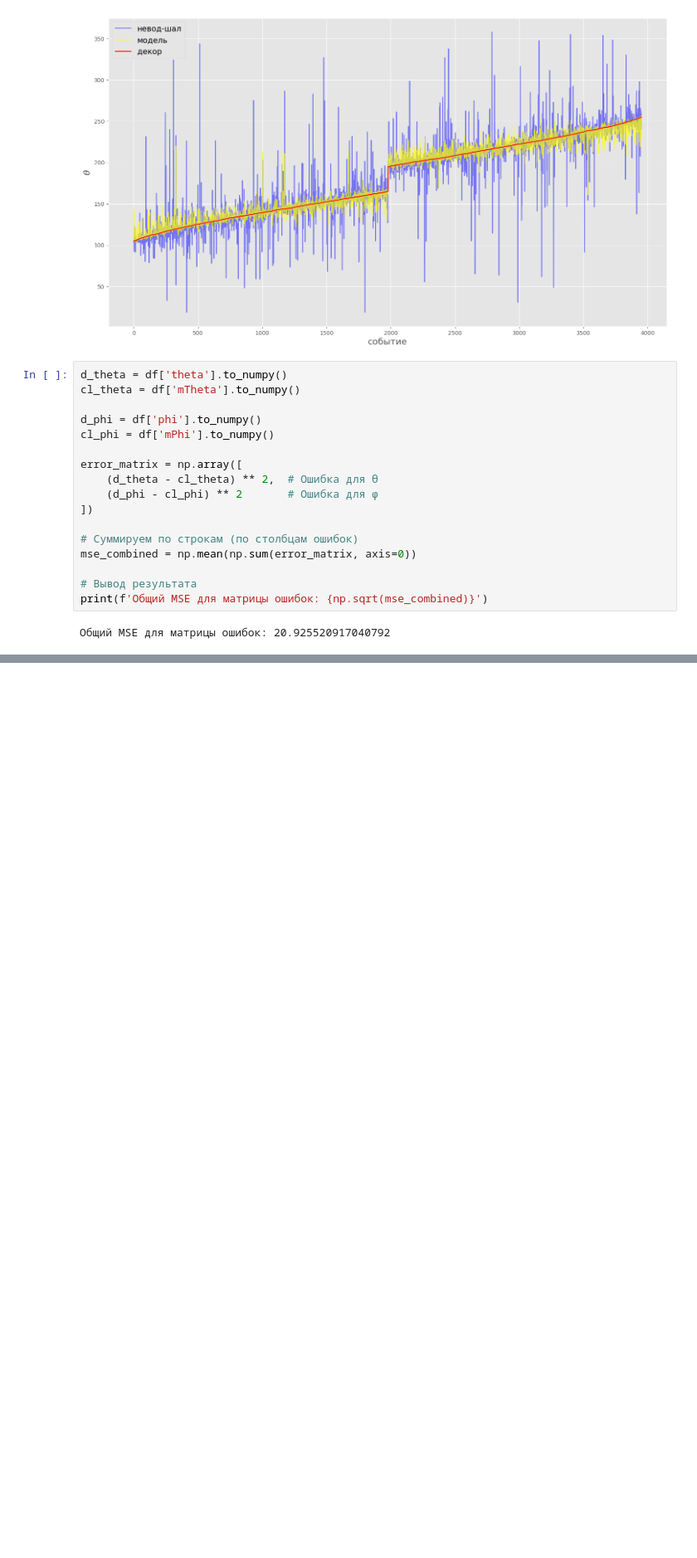
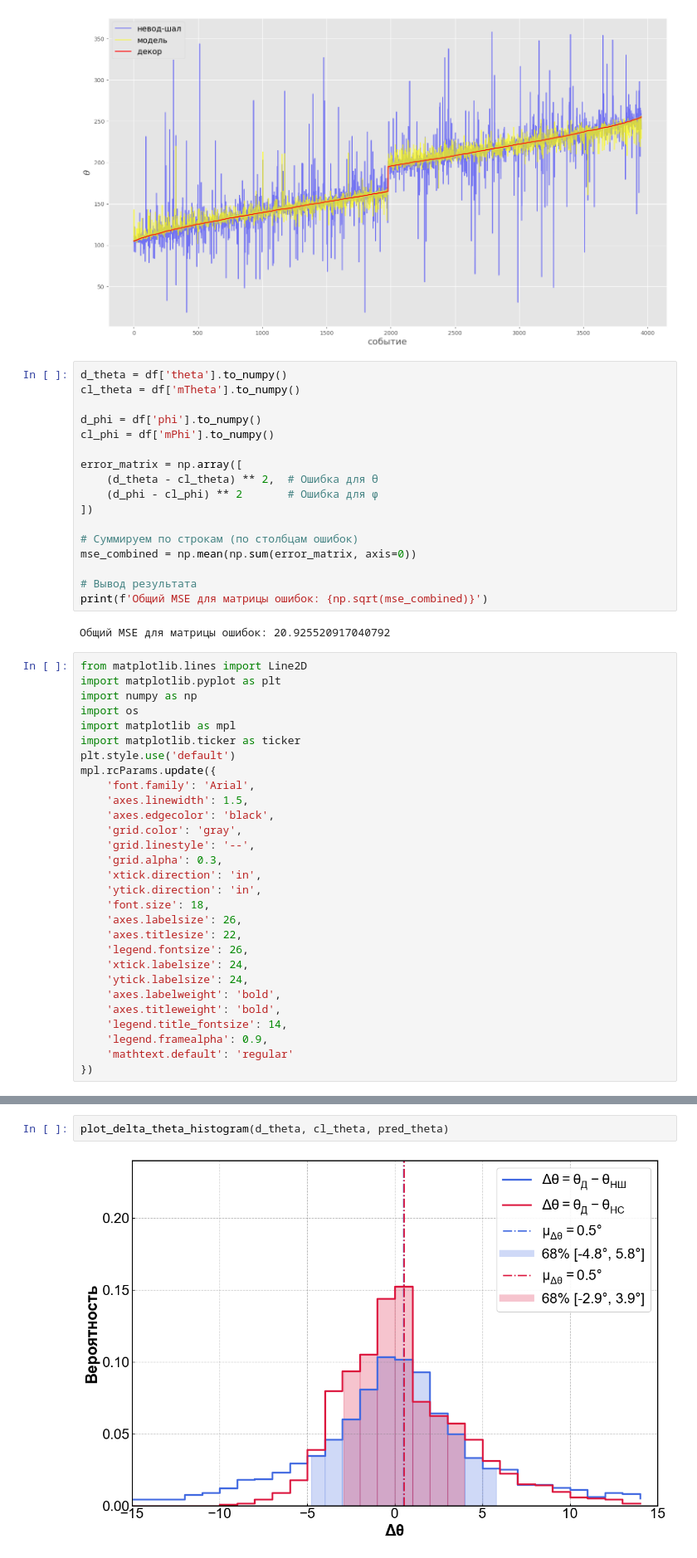
Before and after one commit to matalhim/EAS, a Jupyter notebook: direction/nn4.ipynb, the cells around one changed output, grey strips where cells are left out. Shown at 83% size. Drawn from its saved outputs; the diff is of its cells as text; blank space fills up the shorter version.

```diff
--- a/direction/nn4.ipynb
+++ b/direction/nn4.ipynb
@@ -441,3 +442,32 @@ mse_combined = np.mean(np.sum(error_matrix, axis=0))
 print(f'Общий MSE для матрицы ошибок: {np.sqrt(mse_combined)}')
 # %% [output]
 Общий MSE для матрицы ошибок: 20.925520917040792
+# %%
+from matplotlib.lines import Line2D
+import matplotlib.pyplot as plt
+import numpy as np
+import os
+import matplotlib as mpl
+import matplotlib.ticker as ticker
+plt.style.use('default')
+mpl.rcParams.update({
+    'font.family': 'Arial',
+    'axes.linewidth': 1.5,
+    'axes.edgecolor': 'black',
+    'grid.color': 'gray',
+    'grid.linestyle': '--',
+    'grid.alpha': 0.3,
+    'xtick.direction': 'in',
+    'ytick.direction': 'in',
+    'font.size': 18,
+    'axes.labelsize': 26,
+    'axes.titlesize': 22,
+    'legend.fontsize': 26,
+    'xtick.labelsize': 24,
+    'ytick.labelsize': 24,
+    'axes.labelweight': 'bold',
+    'axes.titleweight': 'bold',
+    'legend.title_fontsize': 14,
+    'legend.framealpha': 0.9,
+    'mathtext.default': 'regular'
+})
@@ -443,0 +544,4 @@ print(f'Общий MSE для матрицы ошибок: {np.sqrt(mse_combined
+# %%
+plot_delta_theta_histogram(d_theta, cl_theta, pred_theta)
+# %% [output]
+[figure, added]
```
Also changed, not shown: parts of 11 cells of this notebook, 1 other file.
